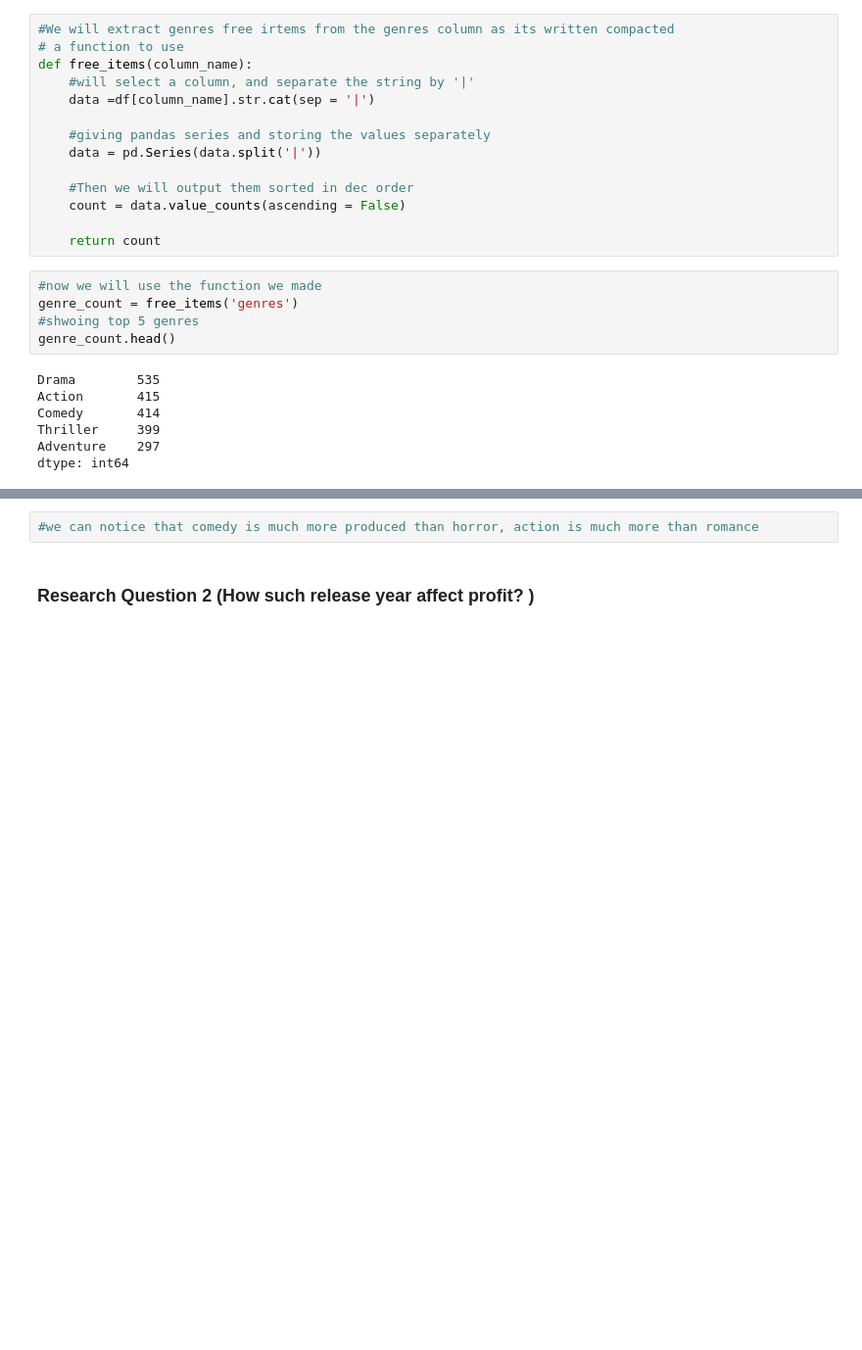
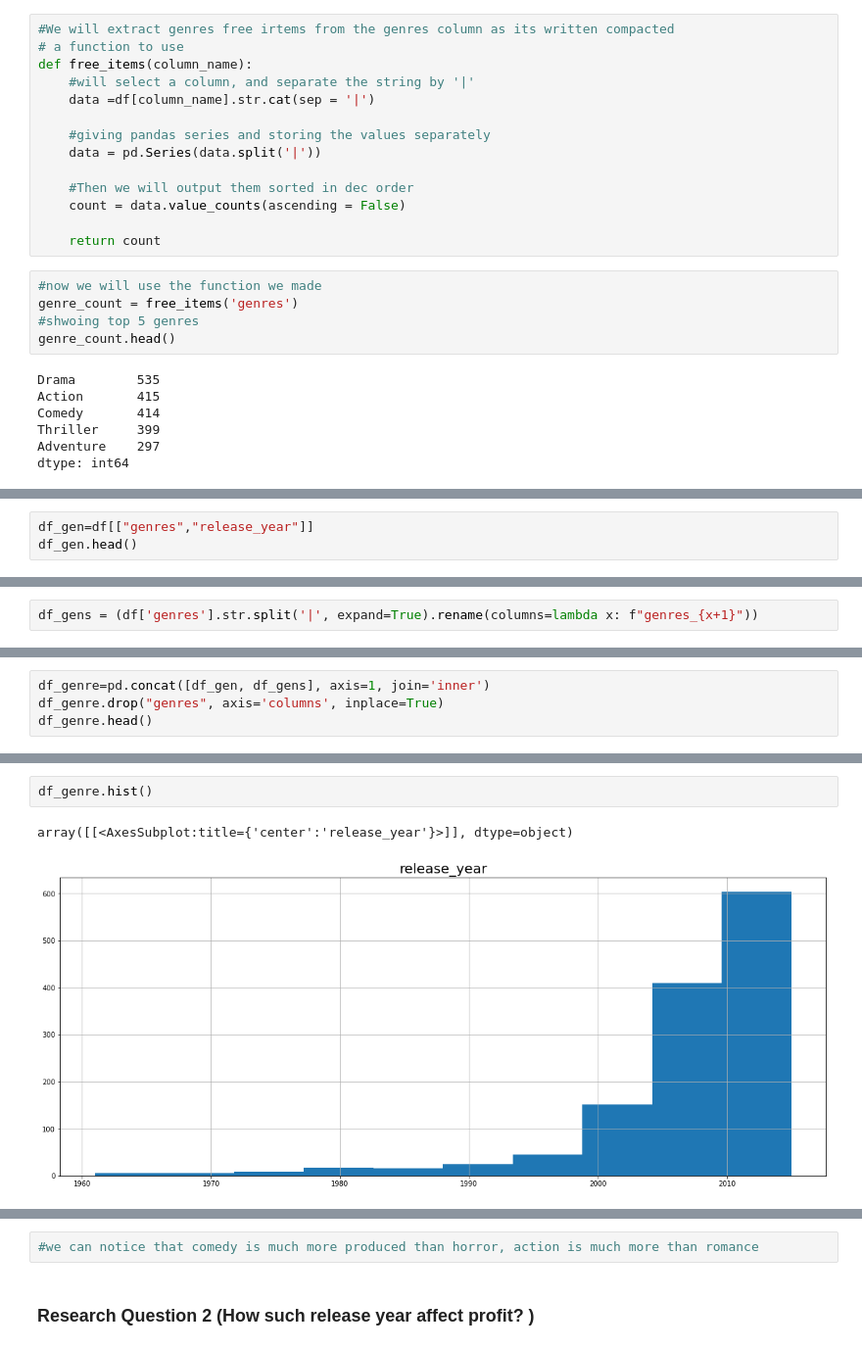
Before and after one commit to johnbeniamin/TMDB, a Jupyter notebook: investigate-a-dataset-template.ipynb, the cells around one changed output, grey strips where cells are left out. Shown at 98% size. Saved outputs shown, nothing was run; the diff lists cells and outputs as text; blank space fills up the shorter version.

```diff
--- a/investigate-a-dataset-template.ipynb
+++ b/investigate-a-dataset-template.ipynb
@@ -134,0 +152,3 @@ genre_count.plot.pie()
+# %%
+df_gen=df[["genres","release_year"]]
+df_gen.head()
@@ -134,0 +162,2 @@ genre_count.plot.pie()
+# %%
+df_gens = (df['genres'].str.split('|', expand=True).rename(columns=lambda x: f"genres_{x+1}"))
@@ -134,0 +173,4 @@ genre_count.plot.pie()
+# %%
+df_genre=pd.concat([df_gen, df_gens], axis=1, join='inner')
+df_genre.drop("genres", axis='columns', inplace=True)
+df_genre.head()
@@ -134,0 +184,5 @@ genre_count.plot.pie()
+# %%
+df_genre.hist()
+# %% [output]
+array([[<AxesSubplot:title={'center':'release_year'}>]], dtype=object)
+[figure, added]
```
Also changed, not shown: parts of 13 cells of this notebook, 1 other file.
